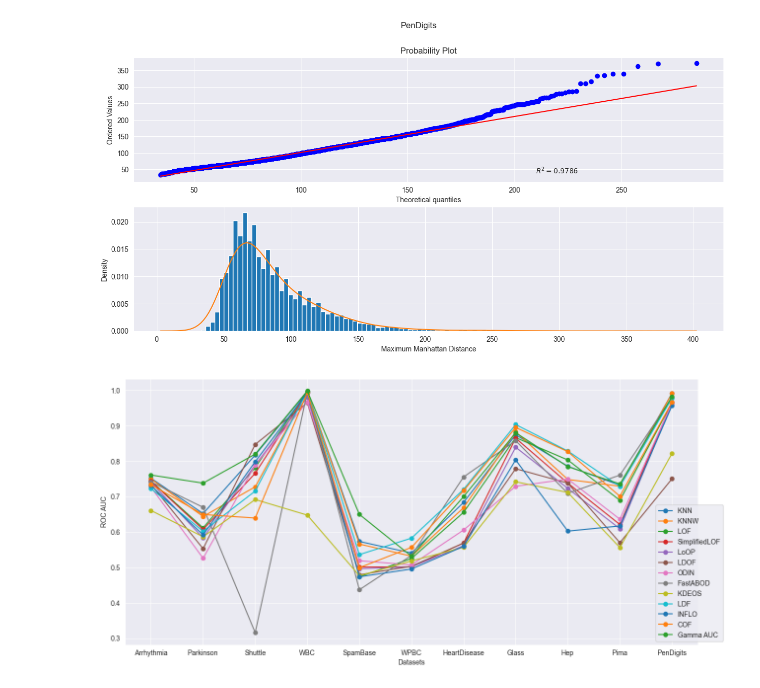
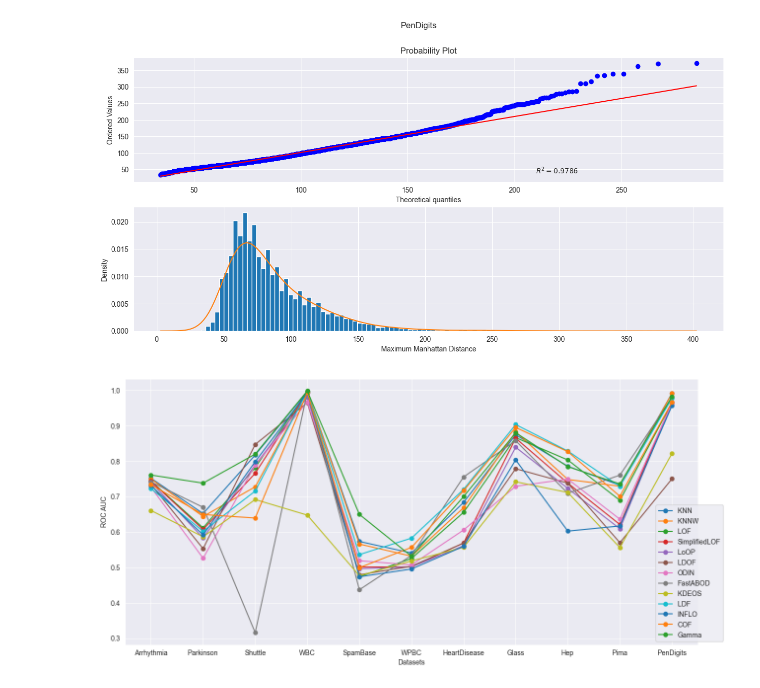
Before and after one commit to hodge-py/Outlier-Detection, a Jupyter notebook: Final_Version_gamma.ipynb, the cells around one changed output. Cells and saved outputs as stored; diff of their text form; code cells hidden in the pictures.

```diff
--- a/Final_Version_gamma.ipynb
+++ b/Final_Version_gamma.ipynb
@@ -224,24 +224,24 @@ a: 3.0093919902903634 Loc: 32.9185597750463, Scale: 17.572445168249992
 # %%
 valuesperSet = [[0.752,0.75008,0.74421,0.74339,0.74111,0.73452,0.72669,0.74176,0.66101,0.72286,0.73154,0.73385,0.761081489734203],
 [0.65235,0.64399,0.61196,0.60728,0.58312,0.55315,0.52608,0.66993,0.58673,0.60218,0.59198,0.64966,0.738166099773242],
 [0.81762,0.72785,0.78208,0.76608,0.78992,0.84754,0.789,0.316,0.69192,0.71585,0.79885,0.63969,0.820153846153846],
 [0.99718,0.99718,0.99671,0.9939,0.98028,0.96526,0.96737,0.99484,0.64789,0.99718,0.9939,0.99437,0.998591549295774],
 [0.57347,0.56618,0.47384,0.50119,0.49658,0.4796,0.5191,0.43721,0.47667,0.53641,0.47381,0.49945,0.650009471053444],
 [0.5409,0.53191,0.52543,0.50183,0.50183,0.50345,0.50726,0.53417,0.51853,0.58292,0.4957,0.55686,0.531562632098069],
 [0.68383,0.66883,0.65583,0.56933,0.56139,0.56906,0.60592,0.75567,0.55694,0.72056,0.55967,0.71683,0.700166666666666],
 [0.8748,0.8832,0.86667,0.86504,0.83957,0.77886,0.72927,0.85799,0.74201,0.90352,0.80379,0.89539,0.880487804878048],
 [0.78588,0.74856,0.80367,0.73823,0.72331,0.73823,0.74971,0.70953,0.71183,0.82893,0.60276,0.82721,0.784730195177956],
 [0.73224,0.72944,0.68955,0.62131,0.60922,0.57004,0.63637,0.76081,0.55621,0.72888,0.61728,0.70121,0.735914179104477],
 [0.99212,0.9916,0.96581,0.9668,0.96231,0.75034,0.96432,0.97979,0.82214,0.97791,0.95712,0.96695,0.982605605199025],
 ]
 datasets = ['Arrhythmia','Parkinson','Shuttle','WBC','SpamBase','WPBC','HeartDisease','Glass','Hep','Pima','PenDigits']
 
-algo = ['KNN','KNNW','LOF','SimplifiedLOF','LoOP','LDOF','ODIN','FastABOD','KDEOS','LDF','INFLO','COF','Gamma AUC']
+algo = ['KNN','KNNW','LOF','SimplifiedLOF','LoOP','LDOF','ODIN','FastABOD','KDEOS','LDF','INFLO','COF','Gamma']
 
 plt.plot(datasets,valuesperSet,marker='o')
 plt.ylabel("ROC AUC")
 plt.xlabel("Datasets")
 plt.legend(algo,loc=4,bbox_to_anchor=(1.05,0))
 plt.show()
 # %% [output]
-[figure, old version]
+[figure, new version]
```
Also changed, not shown: 1 other file.
